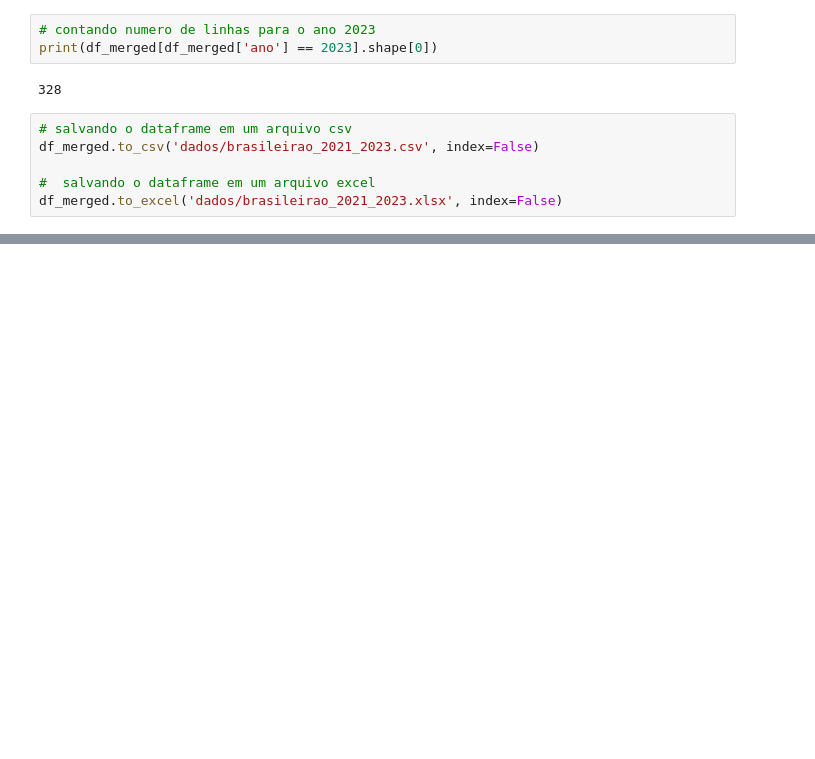
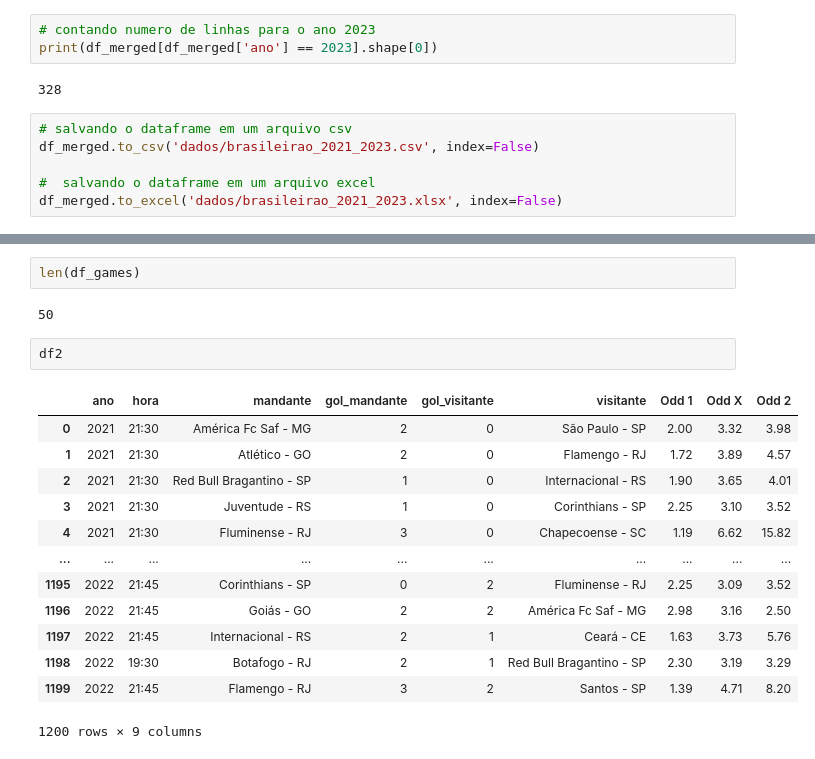
Before and after one commit to edilton-bs/tcc-fgv-emap, a Jupyter notebook: analise_dados.ipynb, the cells around one changed output, grey strips where cells are left out. Cells and saved outputs as stored; diff of their text form; blank space fills up the shorter version.

```diff
--- a/analise_dados.ipynb
+++ b/analise_dados.ipynb
@@ -173,0 +227,20 @@ df_merged.to_excel('dados/brasileirao_2021_2023.xlsx', index=False)
+# %%
+len(df_games)
+# %% [output]
+50
+# %%
+df2
+# %% [output]
+|  | ano | hora | mandante | gol_mandante | gol_visitante | visitante | Odd 1 | Odd X | Odd 2 |
+| 0 | 2021 | 21:30 | América Fc Saf - MG | 2 | 0 | São Paulo - SP | 2.00 | 3.32 | 3.98 |
+| 1 | 2021 | 21:30 | Atlético - GO | 2 | 0 | Flamengo - RJ | 1.72 | 3.89 | 4.57 |
+| 2 | 2021 | 21:30 | Red Bull Bragantino - SP | 1 | 0 | Internacional - RS | 1.90 | 3.65 | 4.01 |
+| 3 | 2021 | 21:30 | Juventude - RS | 1 | 0 | Corinthians - SP | 2.25 | 3.10 | 3.52 |
+| 4 | 2021 | 21:30 | Fluminense - RJ | 3 | 0 | Chapecoense - SC | 1.19 | 6.62 | 15.82 |
+| ... | ... | ... | ... | ... | ... | ... | ... | ... | ... |
+| 1195 | 2022 | 21:45 | Corinthians - SP | 0 | 2 | Fluminense - RJ | 2.25 | 3.09 | 3.52 |
+| 1196 | 2022 | 21:45 | Goiás - GO | 2 | 2 | América Fc Saf - MG | 2.98 | 3.16 | 2.50 |
+| 1197 | 2022 | 21:45 | Internacional - RS | 2 | 1 | Ceará - CE | 1.63 | 3.73 | 5.76 |
+| 1198 | 2022 | 19:30 | Botafogo - RJ | 2 | 1 | Red Bull Bragantino - SP | 2.30 | 3.19 | 3.29 |
+| 1199 | 2022 | 21:45 | Flamengo - RJ | 3 | 2 | Santos - SP | 1.39 | 4.71 | 8.20 |
+1200 rows × 9 columns
```
Also changed, not shown: parts of 13 cells of this notebook, 8 other files.
